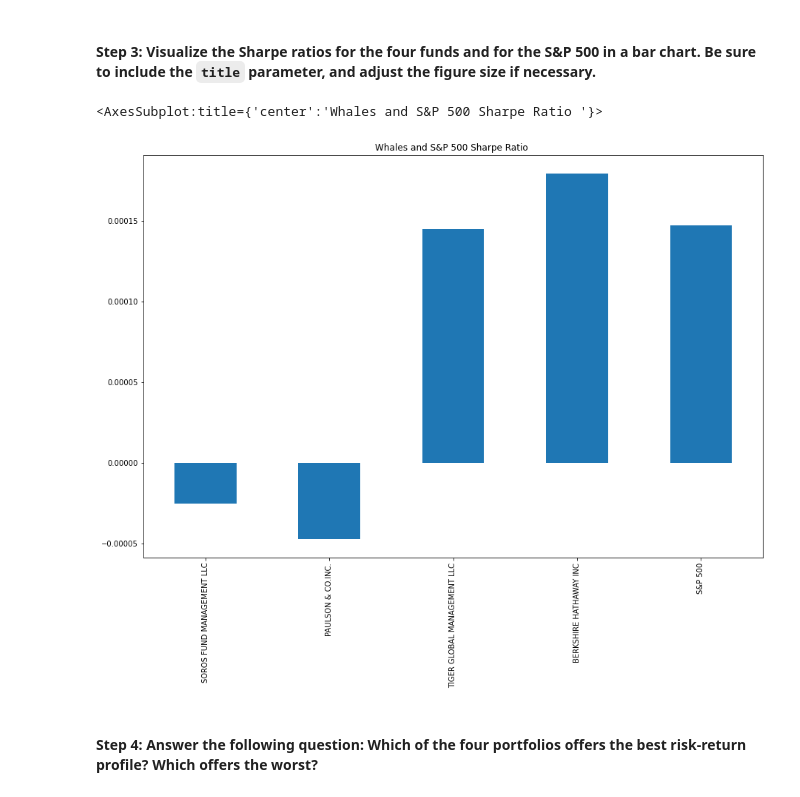
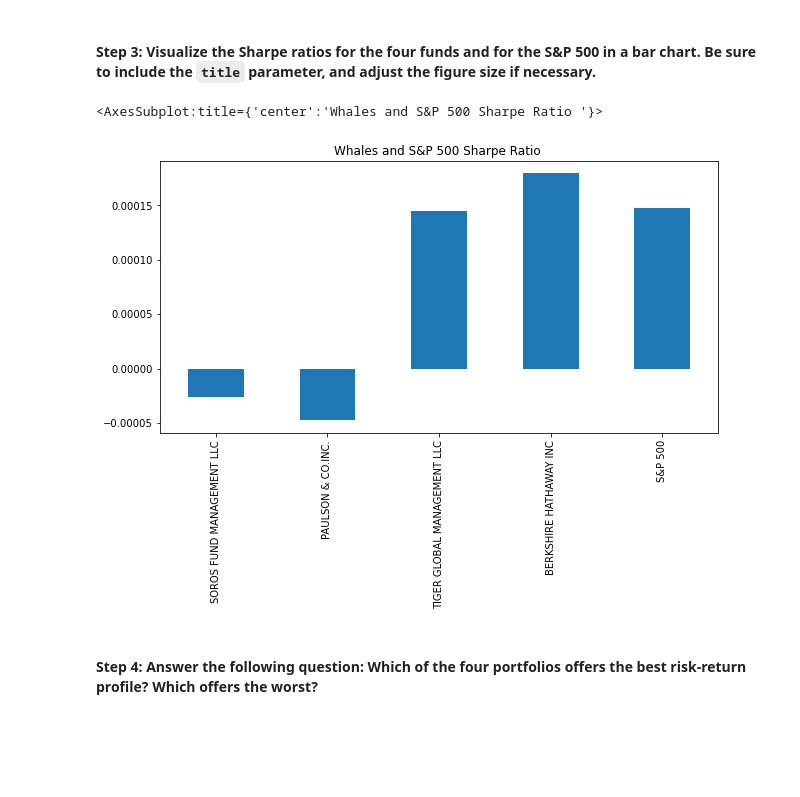
Before and after one commit to naomynaomy/module4challenge, a Jupyter notebook: Starter_Code/risk_return_analysis.ipynb, the cells around one changed output. Drawn from its saved outputs; the diff is of its cells as text; code cells hidden in the pictures; blank space fills up the shorter version.

Commit message:
formatting adjustments to graphs

```diff
--- a/Starter_Code/risk_return_analysis.ipynb
+++ b/Starter_Code/risk_return_analysis.ipynb
@@ -353,10 +353,10 @@ dtype: float64
 # %%
 # Visualize the Sharpe ratios as a bar chart
 # Include a title parameter and adjust the figure size
-sharpe_ratio.plot(kind = "bar", figsize = (15,10), title = "Whales and S&P 500 Sharpe Ratio ")
+sharpe_ratio.plot(kind = "bar", figsize = (10,5), title = "Whales and S&P 500 Sharpe Ratio ")
 # %% [output]
 <AxesSubplot:title={'center':'Whales and S&P 500 Sharpe Ratio '}>
-[figure, old version]
+[figure, new version]
 # %% [markdown]
 #### Step 4: Answer the following question: Which of the four portfolios offers the best risk-return profile? Which offers the worst?
 # %% [markdown]
```
Also changed, not shown: parts of 2 cells of this notebook.
